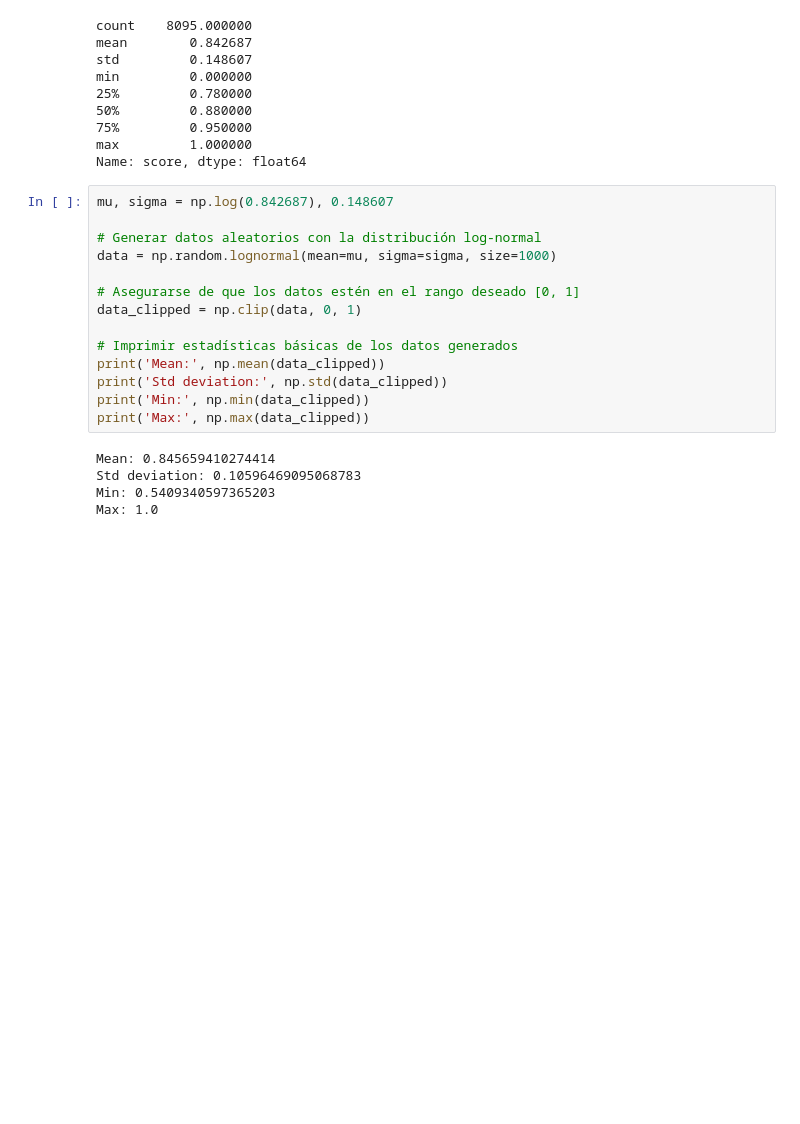
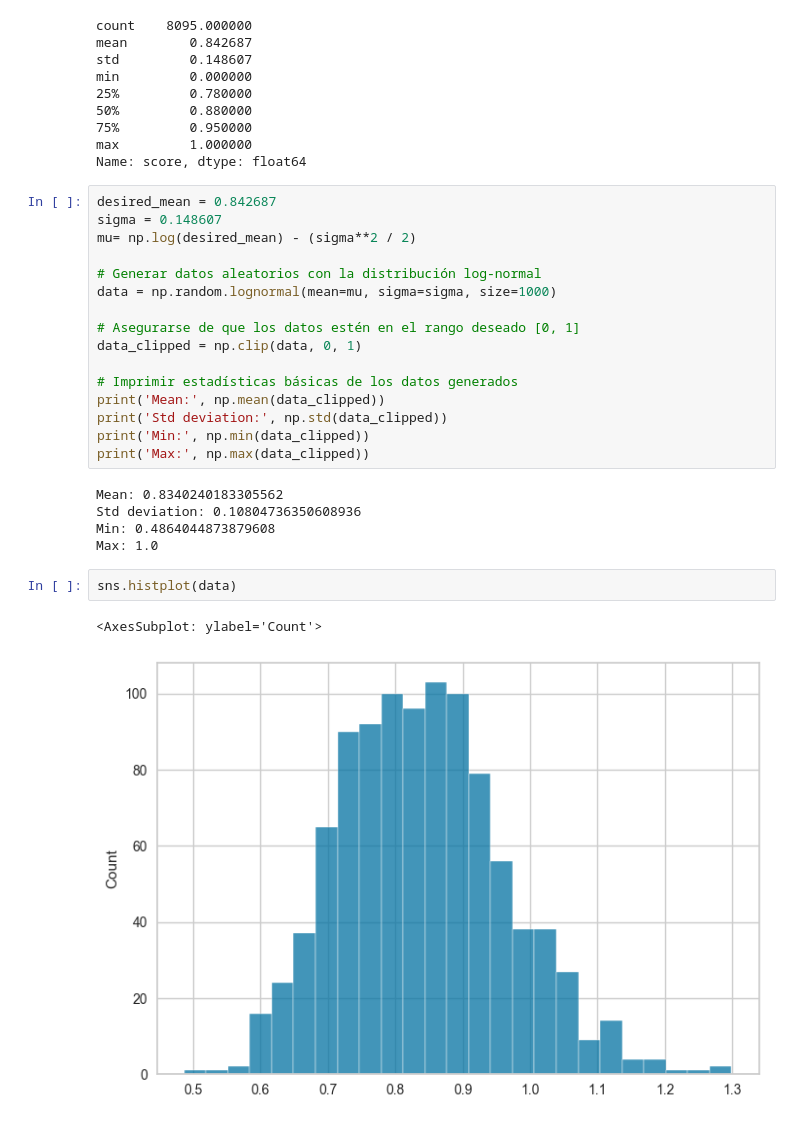
Before and after one commit to chainReactionCol/newRep, a Jupyter notebook: Ev_ML_Sanchez_Ruiz.ipynb, the cells around one changed output. Saved outputs shown, nothing was run; the diff lists cells and outputs as text; blank space fills up the shorter version.

```diff
--- a/Ev_ML_Sanchez_Ruiz.ipynb
+++ b/Ev_ML_Sanchez_Ruiz.ipynb
@@ -88,7 +92,9 @@ min         0.000000
 max         1.000000
 Name: score, dtype: float64
 # %%
-mu, sigma = np.log(0.842687), 0.148607
+desired_mean = 0.842687
+sigma = 0.148607
+mu= np.log(desired_mean) - (sigma**2 / 2)
 
 # Generar datos aleatorios con la distribución log-normal
 data = np.random.lognormal(mean=mu, sigma=sigma, size=1000)
@@ -102,7 +108,12 @@ print('Std deviation:', np.std(data_clipped))
 print('Min:', np.min(data_clipped))
 print('Max:', np.max(data_clipped))
 # %% [output]
-Mean: 0.845659410274414
-Std deviation: 0.10596469095068783
-Min: 0.5409340597365203
+Mean: 0.8340240183305562
+Std deviation: 0.10804736350608936
+Min: 0.4864044873879608
 Max: 1.0
+# %%
+sns.histplot(data)
+# %% [output]
+<AxesSubplot: ylabel='Count'>
+[figure, added]
```
Also changed, not shown: parts of 8 cells of this notebook.
